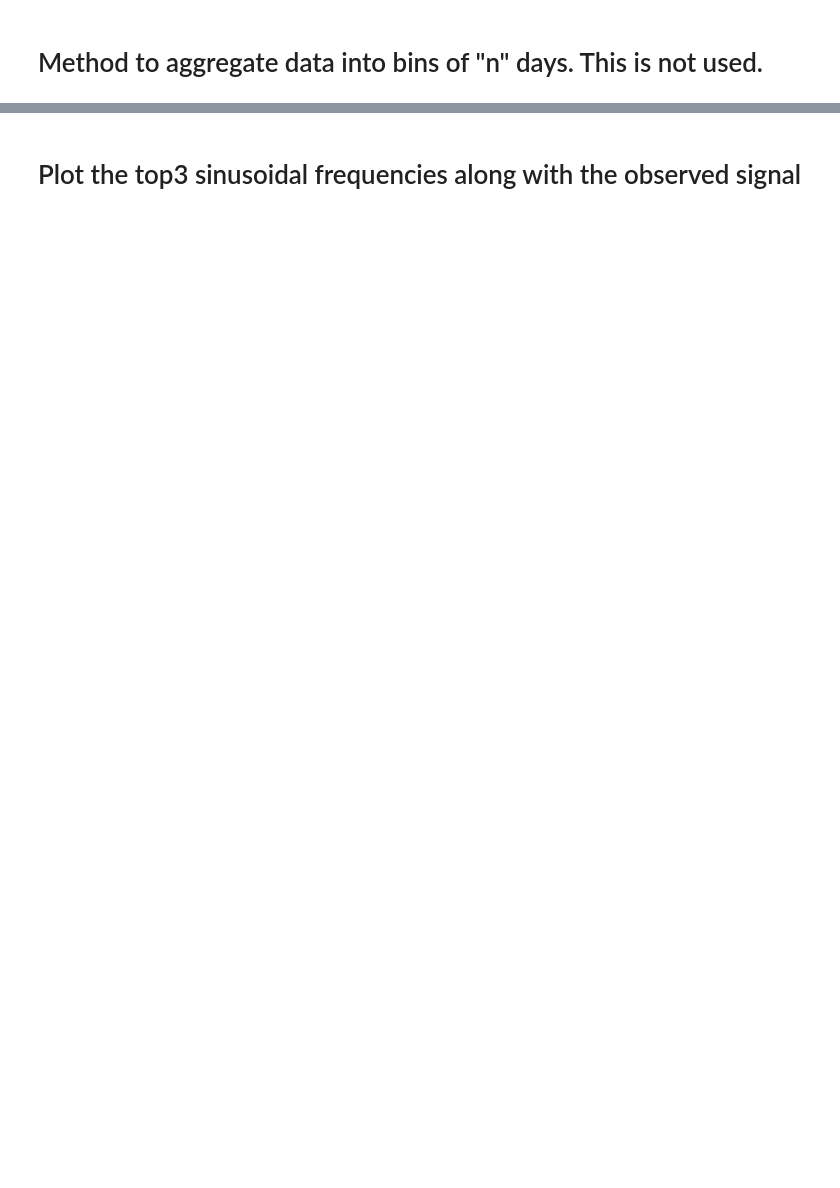
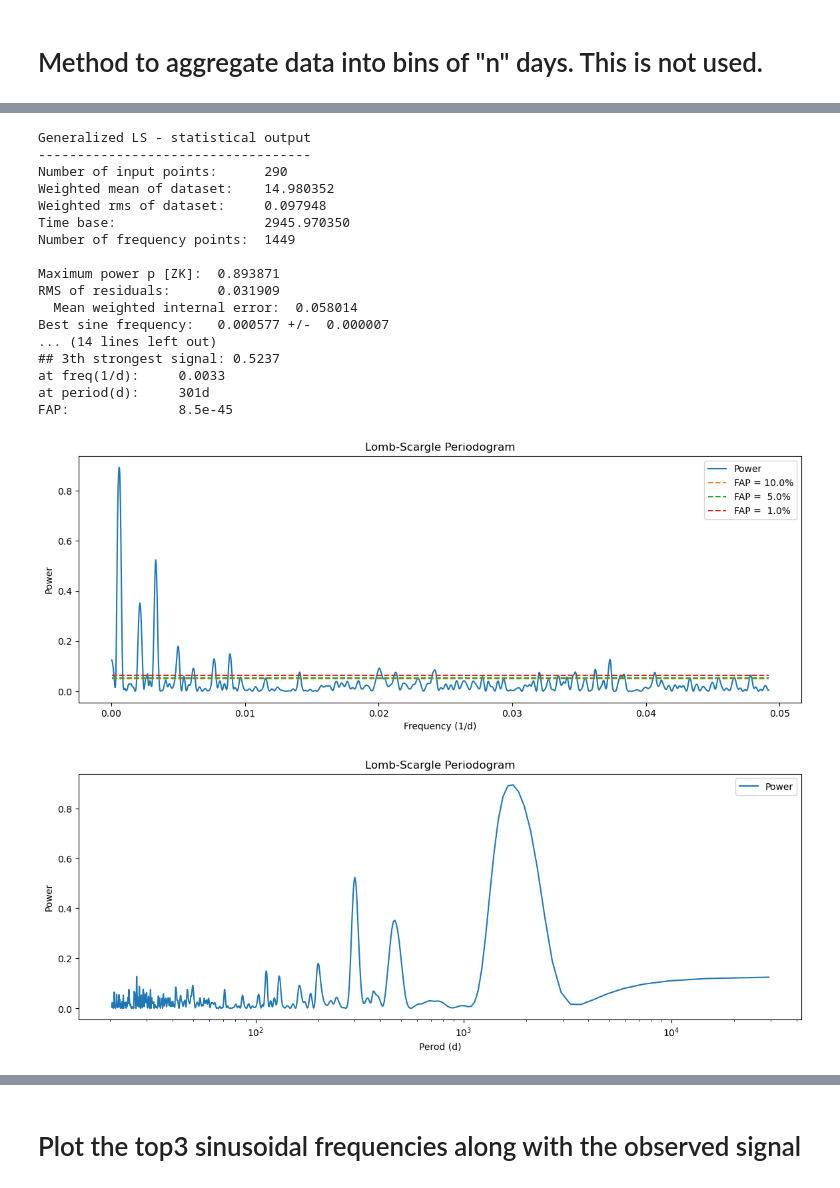
Before and after one commit to skp80286/smbhb_detection, a Jupyter notebook: lomb_scargle_analysis.ipynb, the cells around one changed output, grey strips where cells are left out. Drawn from its saved outputs; the diff is of its cells as text; code cells hidden in the pictures; blank space fills up the shorter version.

```diff
--- a/lomb_scargle_analysis.ipynb
+++ b/lomb_scargle_analysis.ipynb
@@ -48,0 +50,80 @@ def get_binned_statistic(num_bins, t, mag):
+# %%
+from PyAstronomy.pyTiming import pyPeriod
+import scipy.signal as sig
+import pandas as pd
+
+#Total 2946 days of observation -> max period ~3000d.
+# We consider min period as 30d
+# Create 3000 frequency buckets (~1 per day of observation)
+freqs = np.linspace(1/3000, 1/30,num=3000)
+
+# Perform analysis
+# Compute the GLS periodogram with default options.
+#freqs = np.linspace(1/3000, 1/30,num=3000)
+clp = pyPeriod.Gls((t, mag, magerr))
+#powers = ls.power(freqs)
+
+# Print helpful information to screen
+clp.info()
+
+# Find the frequencies with the strongest signal
+# get the max power
+max_power = np.max(clp.power)
+#print('max_power={0:.4f}'.format(max_power))
+#print(pd.DataFrame(clp.power.flatten()).describe())
+top_ind, _ = sig.find_peaks(clp.power, max_power/4.0)
+
+# Define FAP levels of 10%, 5%, and 1%
+fapLevels = np.array([0.1, 0.05, 0.01])
+# Obtain the associated power thresholds
+plevels = clp.powerLevel(fapLevels)
+#print("plevels=" + str(plevels))
+## Print the info of top signals
+for j, k in enumerate(top_ind):
+    print('## {0}th strongest signal: {1:.4f}'.format(j+1, clp.power[k]))
+    print('at freq(1/d):     {0:.4f}'.format(clp.freq[k]))
+    print('at period(d):     {0:.0f}d'.format(1/clp.freq[k]))
+    print('FAP:              {0:.1e}'.format(clp.FAP(clp.power[k])))
+
+plt.figure().set_figwidth(14)
+plt.xlabel("Frequency (1/d)")
+plt.ylabel("Power")
+plt.title("Lomb-Scargle Periodogram")
+plt.plot(clp.freq, clp.power, label="Power")
+
+# Add the FAP levels to the plot
+for i in range(len(fapLevels)):
+    plt.plot([min(clp.freq), max(clp.freq)], [plevels[i]]*2, '--',
+             label="FAP = %4.1f%%" % (fapLevels[i]*100))
+plt.legend()
+plt.show()
+
+plt.figure().set_figwidth(14)
+plt.xlabel("Perod (d)")
+plt.ylabel("Power")
+plt.title("Lomb-Scargle Periodogram")
+plt.plot(1.0/clp.freq, clp.power, label="Power")
+plt.xscale("log")
+
+plt.legend()
+plt.show()
+# %% [output]
+Generalized LS - statistical output
+-----------------------------------
+Number of input points:      290
+Weighted mean of dataset:    14.980352
+Weighted rms of dataset:     0.097948
+Time base:                   2945.970350
+Number of frequency points:  1449
+
+Maximum power p [ZK]:  0.893871
+RMS of residuals:      0.031909
+  Mean weighted internal error:  0.058014
+Best sine frequency:   0.000577 +/-  0.000007
+... (14 lines left out)
+## 3th strongest signal: 0.5237
+at freq(1/d):     0.0033
+at period(d):     301d
+FAP:              8.5e-45
+[figure, added]
+[figure, added]
```
Also changed, not shown: parts of 5 cells of this notebook.
